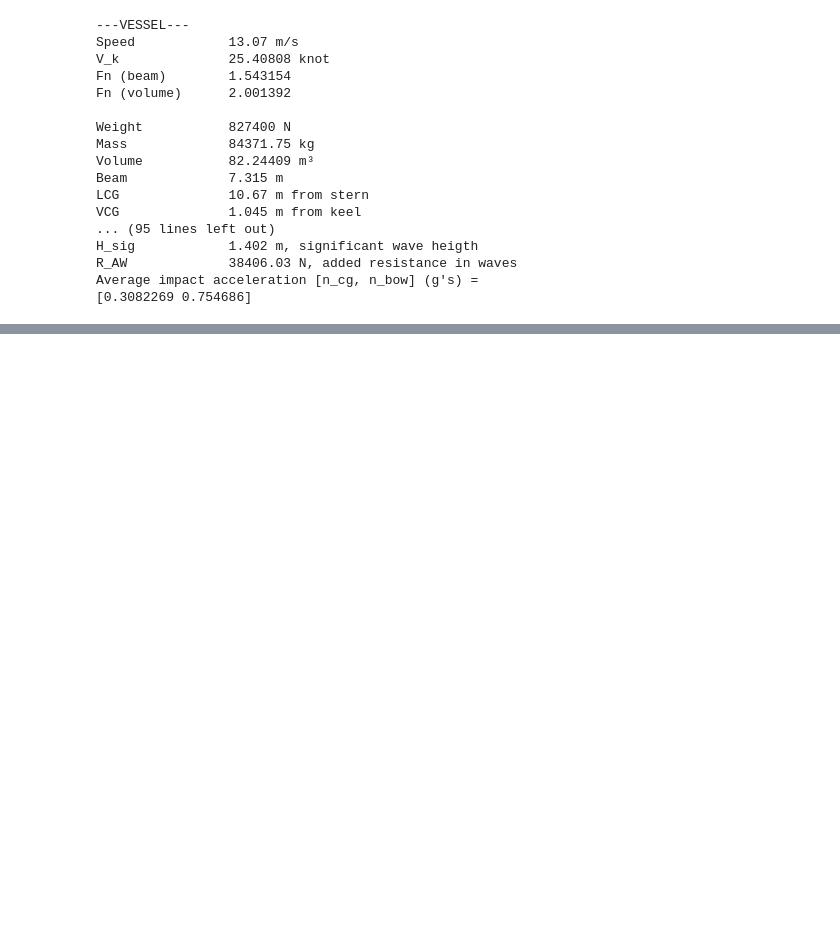
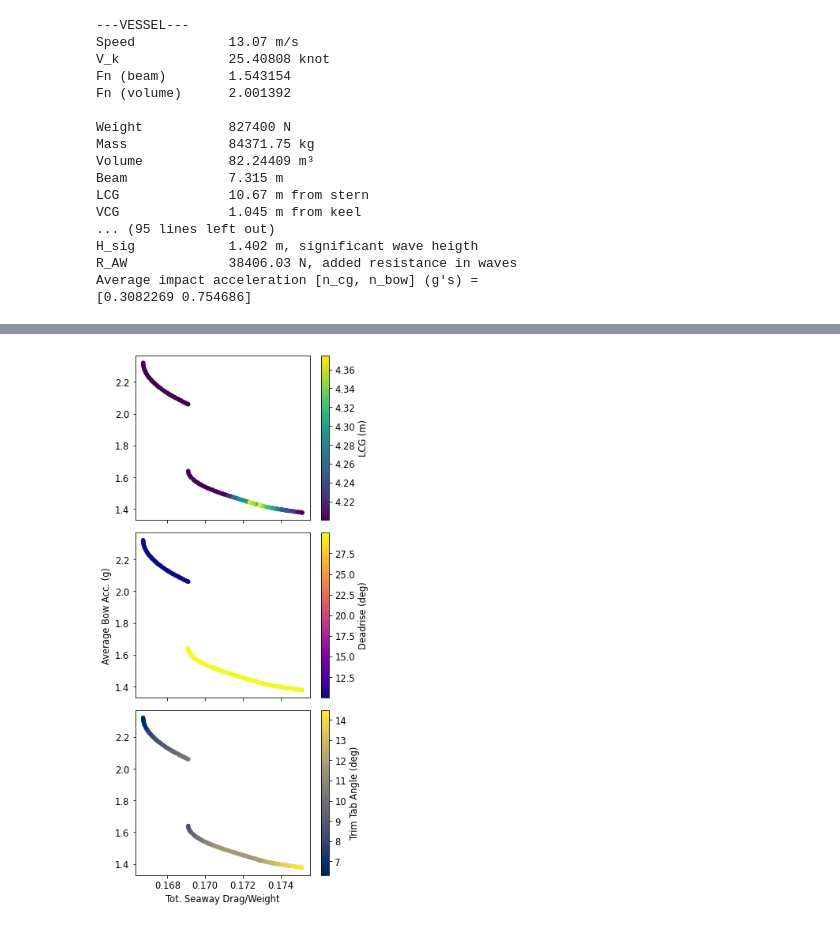
Before and after one commit to elcf/binder-openplaning, a Jupyter notebook: OpenPlaningExamples.ipynb, the cells around one changed output, grey strips where cells are left out. Drawn from its saved outputs; the diff is of its cells as text; code cells hidden in the pictures; blank space fills up the shorter version.

```diff
--- a/OpenPlaningExamples.ipynb
+++ b/OpenPlaningExamples.ipynb
@@ -78,0 +265,11 @@ H_sig = 2.5 #m, significant wave height (H_sig/b = 0.2-0.7)
+# %%
+fig_2, axs_2 = plt.subplots(3, 1, figsize=[5,10])
+df.plot.scatter('Tot. Seaway Drag/Weight', 'Average Bow Acc. (g)', c='LCG (m)', colormap='viridis', sharex=True, ax=axs_2[0]);
+df.plot.scatter('Tot. Seaway Drag/Weight', 'Average Bow Acc. (g)', c='Deadrise (deg)', colormap='plasma', ax=axs_2[1]);
+df.plot.scatter('Tot. Seaway Drag/Weight', 'Average Bow Acc. (g)', c='Trim Tab Angle (deg)', colormap='cividis', ax=axs_2[2]);
+axs_2[0].set_ylabel(None);
+axs_2[2].set_ylabel(None);
+fig_2.tight_layout()
+# fig_2.savefig('pareto_vars.png')
+# %% [output]
+[figure, added]
```
Also changed, not shown: parts of 14 cells of this notebook.
